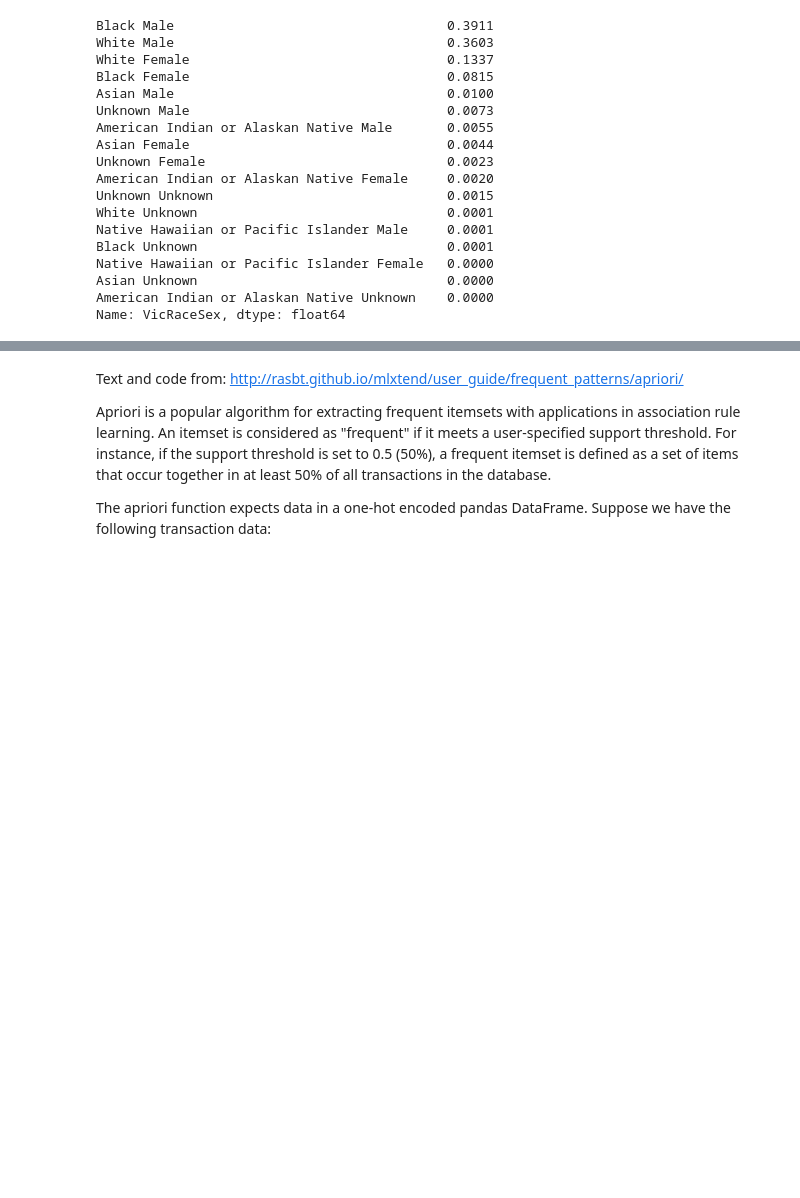
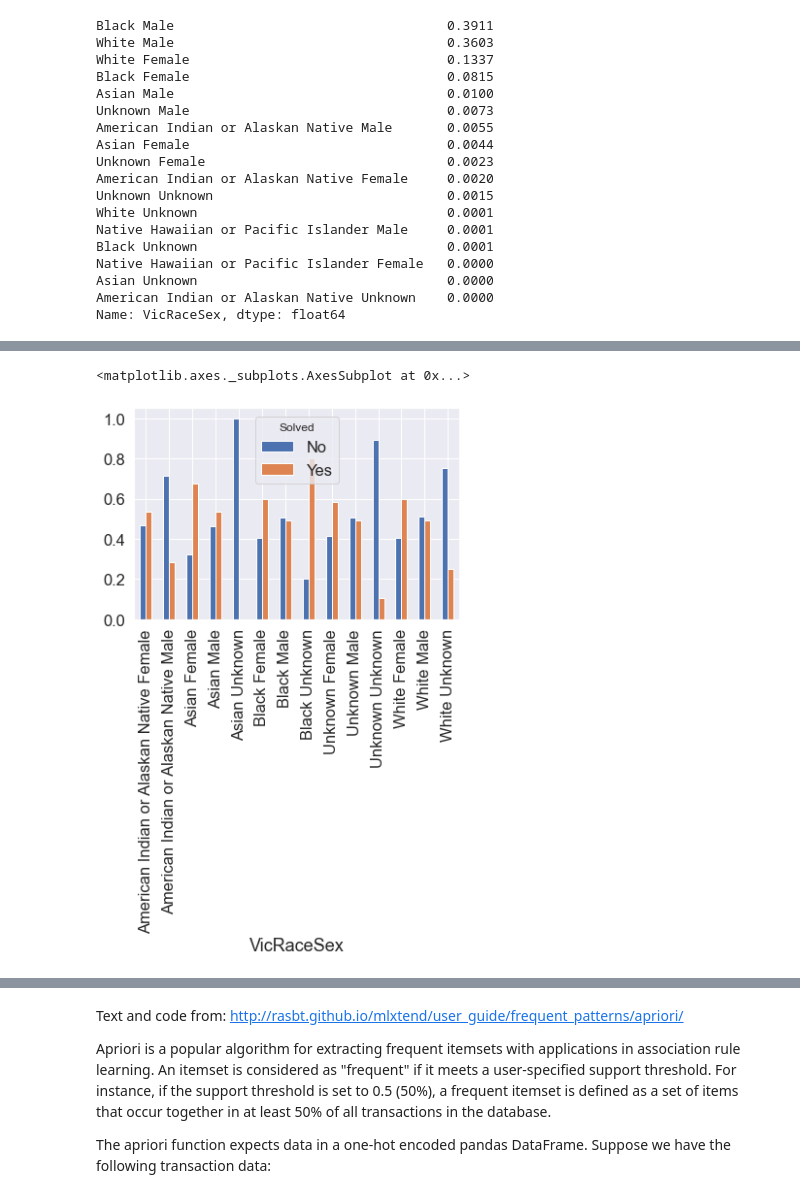
Before and after one commit to artificialnouveau/MAPdata, a Jupyter notebook: MAP Frequent Itemsets via Apriori Algorithm.ipynb, the cells around one changed output, grey strips where cells are left out. Cells and saved outputs as stored; diff of their text form; code cells hidden in the pictures; blank space fills up the shorter version.

```diff
--- a/MAP Frequent Itemsets via Apriori Algorithm.ipynb
+++ b/MAP Frequent Itemsets via Apriori Algorithm.ipynb
@@ -97,0 +126,8 @@ df.groupby(df['Year']).size().plot()
+# %%
+#choose agency of choice
+plotSolved=df[df['Agency']=='New York']
+#plot the % of solved cases for each demograhpic for the agency of choice
+pd.crosstab(plotSolved['VicRaceSex'],plotSolved['Solved'], normalize='index').plot.bar()
+# %% [output]
+<matplotlib.axes._subplots.AxesSubplot at 0x...>
+[figure, added]
```
Also changed, not shown: parts of 14 cells of this notebook.
